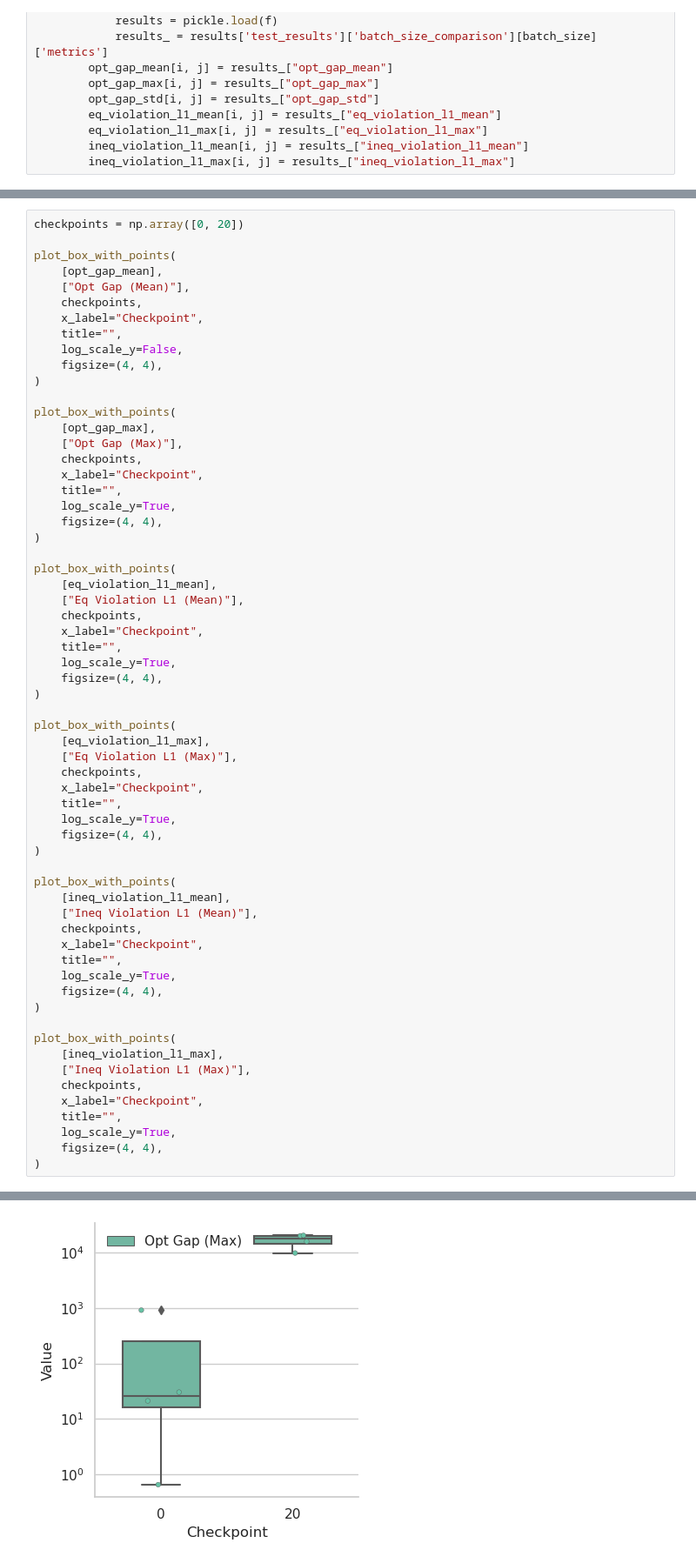
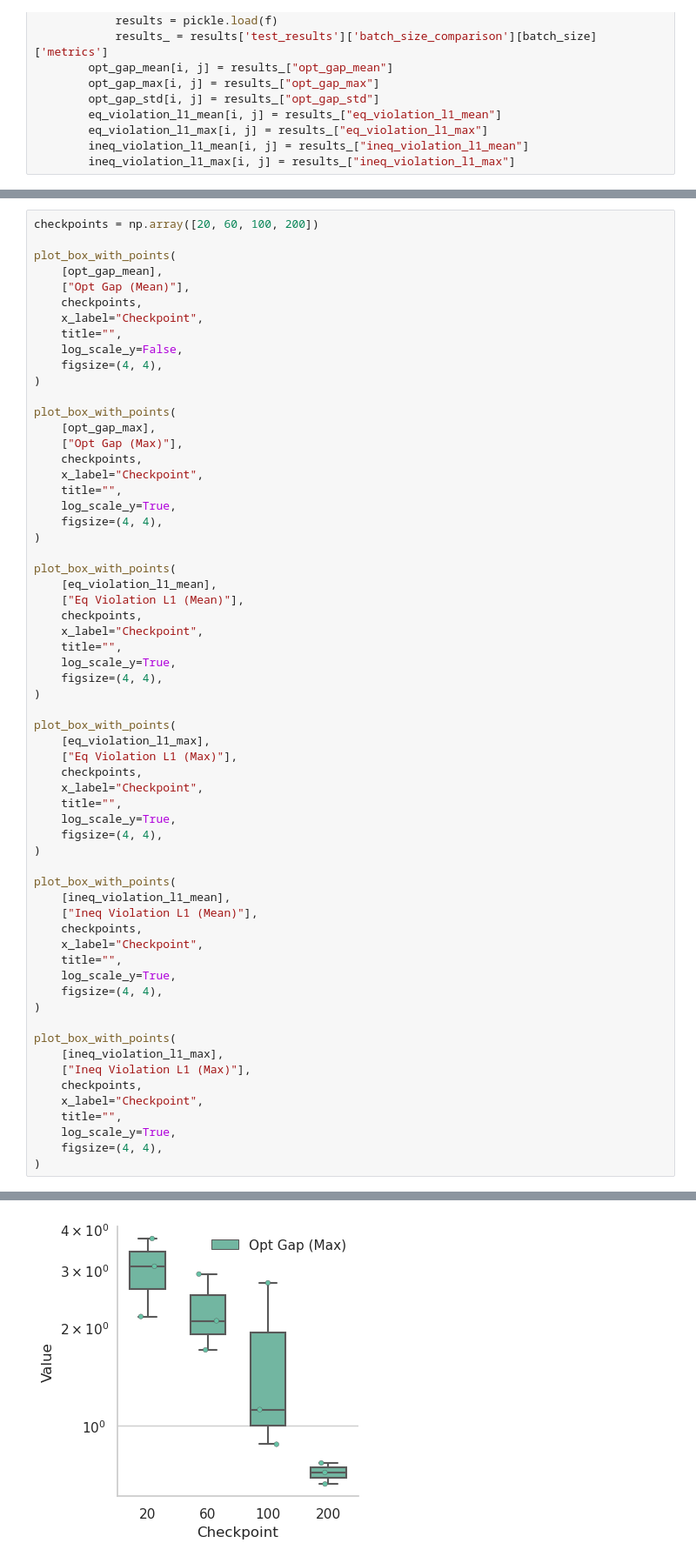
Before and after one commit to xkhainguyen/FSNet, a Jupyter notebook: visualize.ipynb, the cells around one changed output, grey strips where cells are left out. Shown at 87% size. Saved outputs shown, nothing was run; the diff lists cells and outputs as text.

```diff
--- a/visualize.ipynb
+++ b/visualize.ipynb
@@ -98,5 +112,5 @@ for i in range(num_baselines):  # over ckpt
 # %%
-checkpoints = np.array([0, 20])
+checkpoints = np.array([20, 60, 100, 200])
 
 plot_box_with_points(
     [opt_gap_mean],
@@ -162 +176 @@ plot_box_with_points(
-[figure, old version]
+[figure, new version]
```
Also changed, not shown: parts of 8 cells of this notebook, 4 other files.
